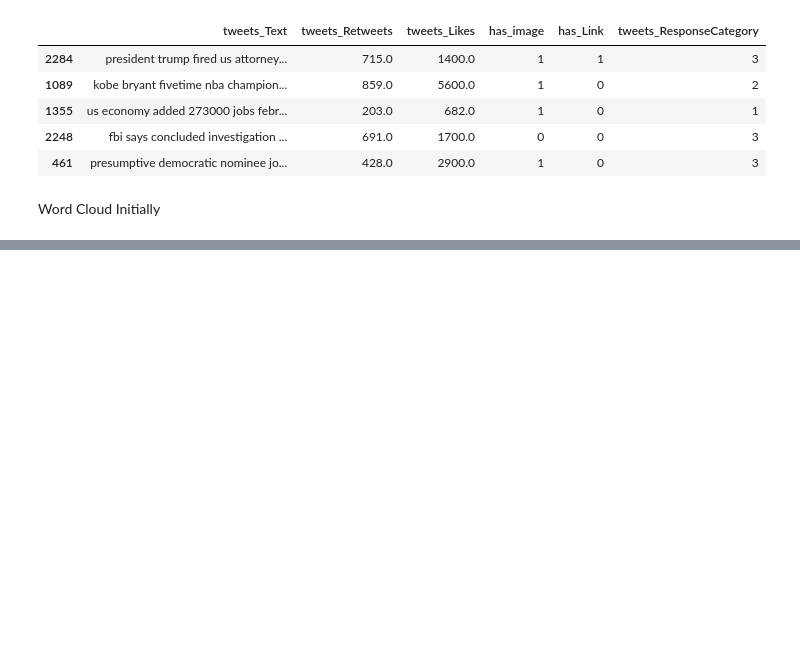
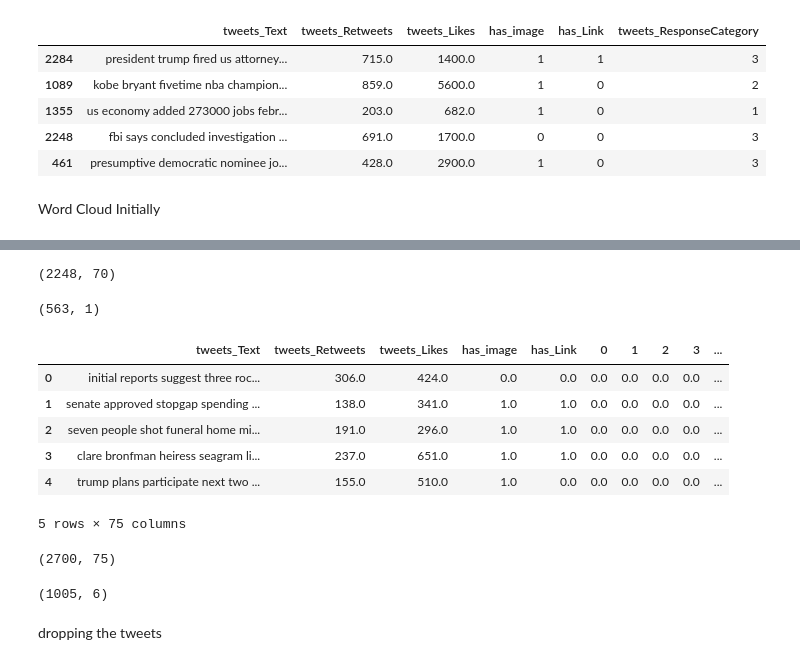
Before and after one commit to git-ram/CSE243-TweetResponsePrediction, a Jupyter notebook: tweetPreProcess.ipynb, the cells around one changed output, grey strips where cells are left out. Cells and saved outputs as stored; diff of their text form; code cells hidden in the pictures; blank space fills up the shorter version.

```diff
--- a/tweetPreProcess.ipynb
+++ b/tweetPreProcess.ipynb
@@ -144,0 +240,8 @@ plt.show()
+# %%
+trainText_df.shape
+# %% [output]
+(2248, 70)
+# %%
+testText_df.shape # This should be (563,70)
+# %% [output]
+(563, 1)
@@ -144,0 +250,2 @@ plt.show()
+# %%
+X_train_df=pd.concat([X_train, trainText_df], axis=1)
@@ -144,0 +254,20 @@ plt.show()
+# %%
+X_train_df.head()
+# %% [output]
+|  | tweets_Text | tweets_Retweets | tweets_Likes | has_image | has_Link | 0 | 1 | 2 | 3 | ... |
+| 0 | initial reports suggest three roc... | 306.0 | 424.0 | 0.0 | 0.0 | 0.0 | 0.0 | 0.0 | 0.0 | ... |
+| 1 | senate approved stopgap spending ... | 138.0 | 341.0 | 1.0 | 1.0 | 0.0 | 0.0 | 0.0 | 0.0 | ... |
+| 2 | seven people shot funeral home mi... | 191.0 | 296.0 | 1.0 | 1.0 | 0.0 | 0.0 | 0.0 | 0.0 | ... |
+| 3 | clare bronfman heiress seagram li... | 237.0 | 651.0 | 1.0 | 1.0 | 0.0 | 0.0 | 0.0 | 0.0 | ... |
+| 4 | trump plans participate next two ... | 155.0 | 510.0 | 1.0 | 0.0 | 0.0 | 0.0 | 0.0 | 0.0 | ... |
+5 rows × 75 columns
+# %%
+X_train_df.shape
+# %% [output]
+(2700, 75)
+# %%
+X_test_df.shape
+# %% [output]
+(1005, 6)
+# %% [markdown]
+dropping the tweets
```
Also changed, not shown: parts of 25 cells of this notebook, 1 other file.
